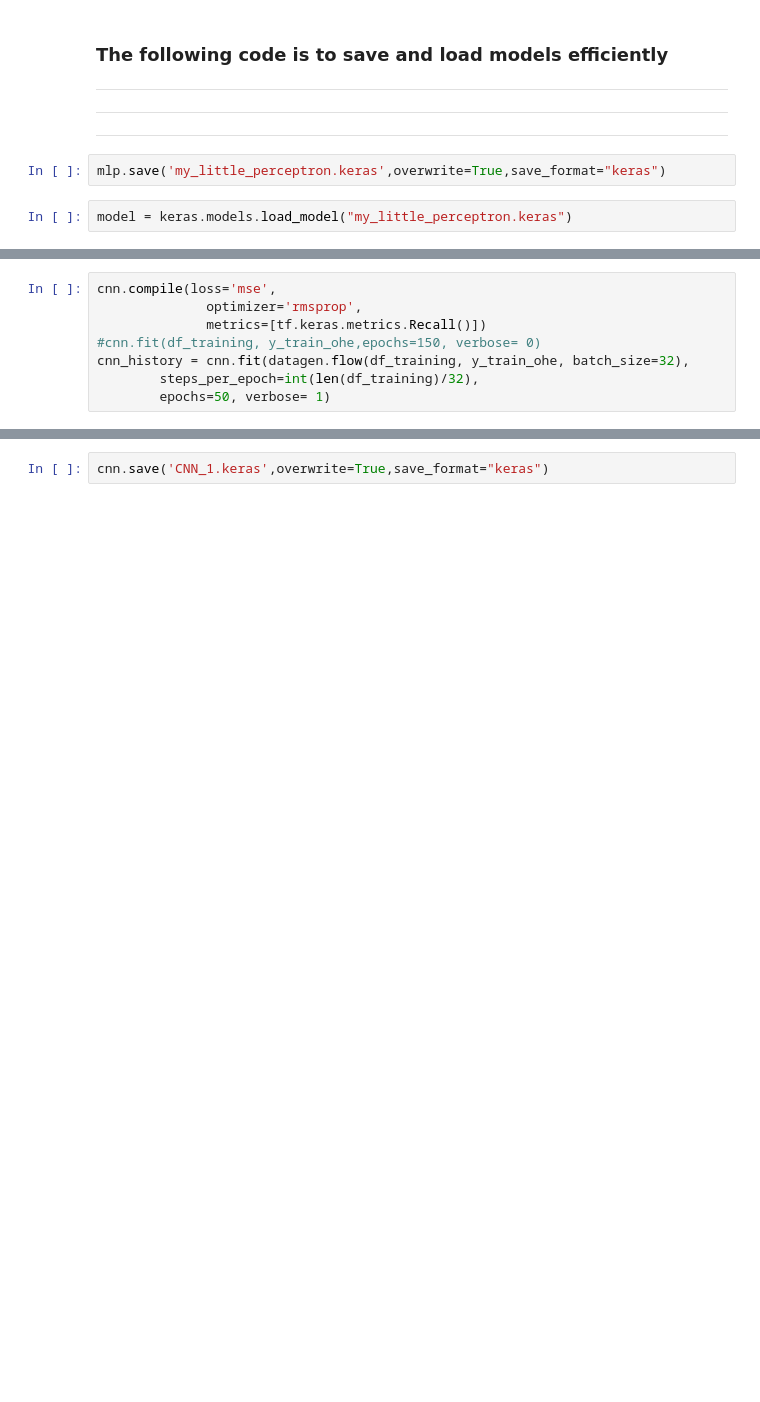
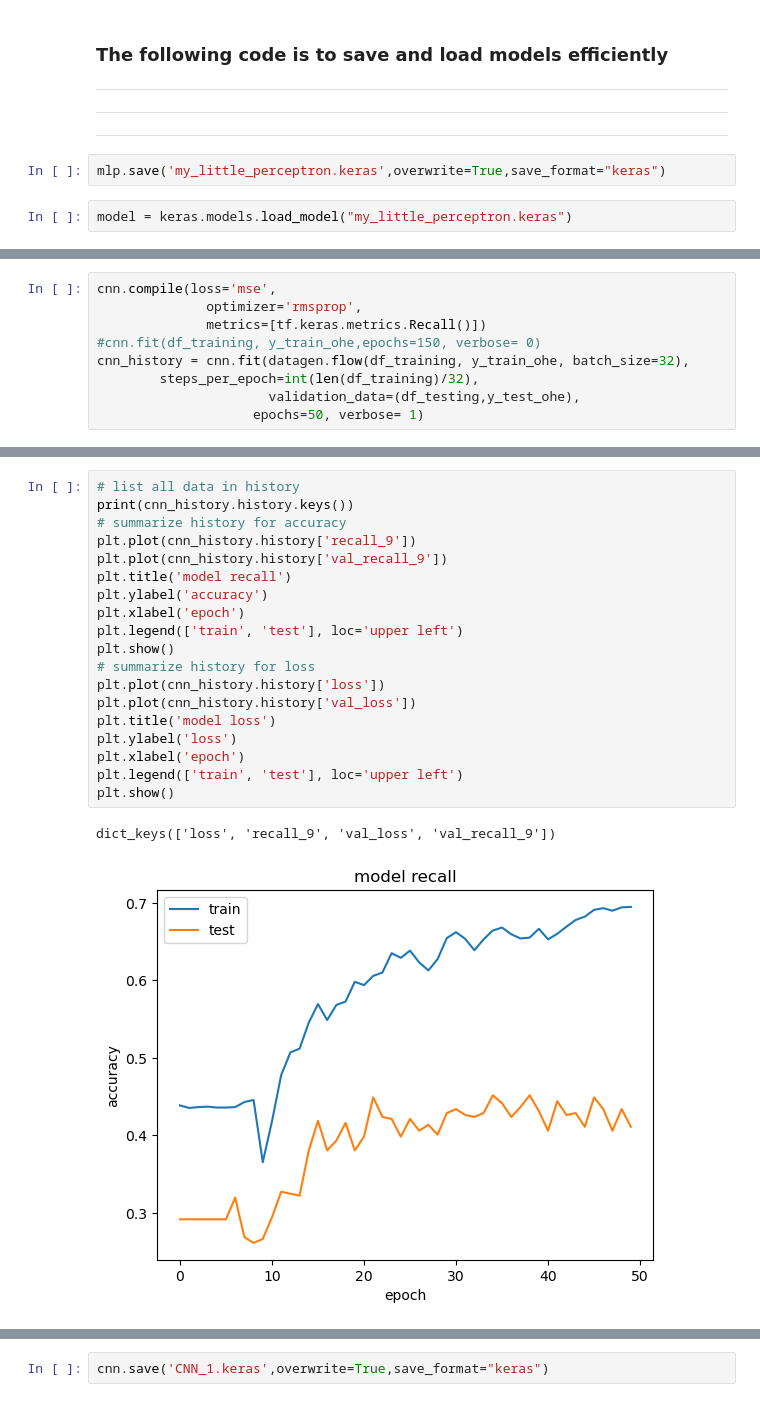
Before and after one commit to yaosam521/ML-Lab-6, a Jupyter notebook: CNN.ipynb, the cells around one changed output, grey strips where cells are left out. Drawn from its saved outputs; the diff is of its cells as text; blank space fills up the shorter version.

```diff
--- a/CNN.ipynb
+++ b/CNN.ipynb
@@ -281,6 +288,7 @@ cnn.compile(loss='mse',
 #cnn.fit(df_training, y_train_ohe,epochs=150, verbose= 0)
 cnn_history = cnn.fit(datagen.flow(df_training, y_train_ohe, batch_size=32),
         steps_per_epoch=int(len(df_training)/32),
-        epochs=50, verbose= 1)
+                      validation_data=(df_testing,y_test_ohe),
+                    epochs=50, verbose= 1)
 # %% [output]
 Epoch 1/50
@@ -303,0 +311,22 @@ Epoch 50/50
+# %%
+# list all data in history
+print(cnn_history.history.keys())
+# summarize history for accuracy
+plt.plot(cnn_history.history['recall_9'])
+plt.plot(cnn_history.history['val_recall_9'])
+plt.title('model recall')
+plt.ylabel('accuracy')
+plt.xlabel('epoch')
+plt.legend(['train', 'test'], loc='upper left')
+plt.show()
+# summarize history for loss
+plt.plot(cnn_history.history['loss'])
+plt.plot(cnn_history.history['val_loss'])
+plt.title('model loss')
+plt.ylabel('loss')
+plt.xlabel('epoch')
+plt.legend(['train', 'test'], loc='upper left')
+plt.show()
+# %% [output]
+dict_keys(['loss', 'recall_9', 'val_loss', 'val_recall_9'])
+[figure, added]
```
Also changed, not shown: parts of 52 cells of this notebook.
